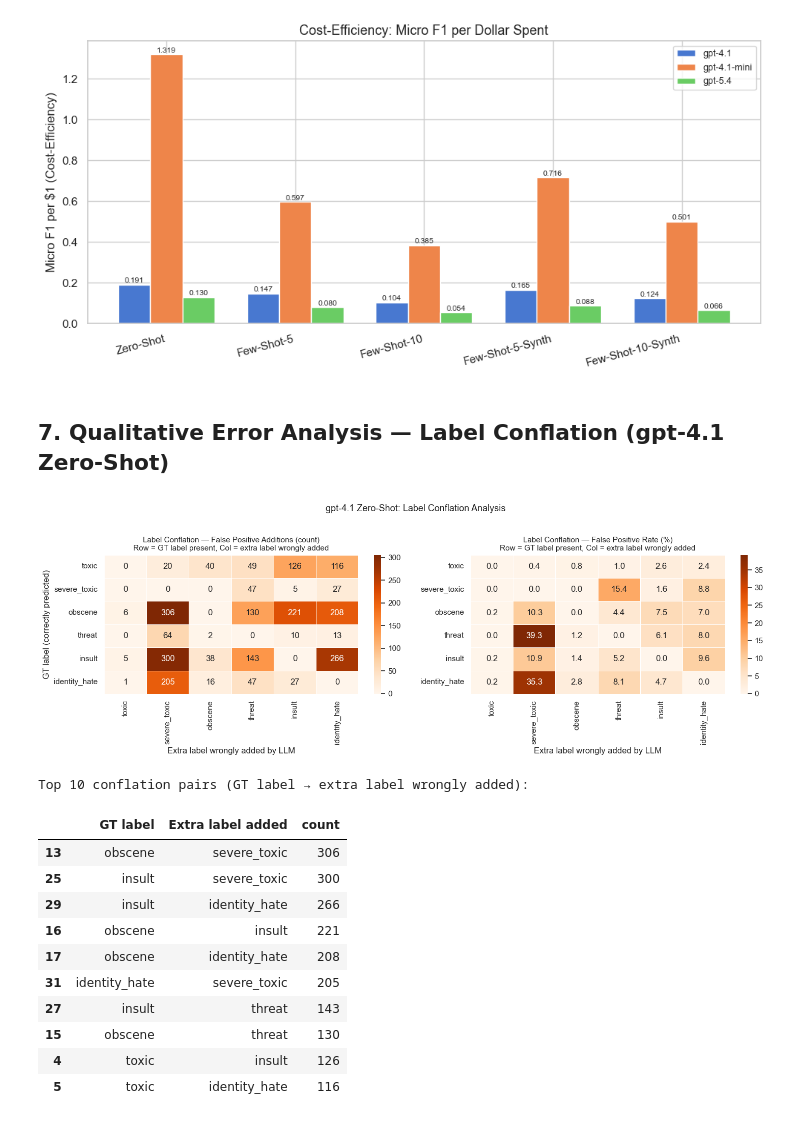
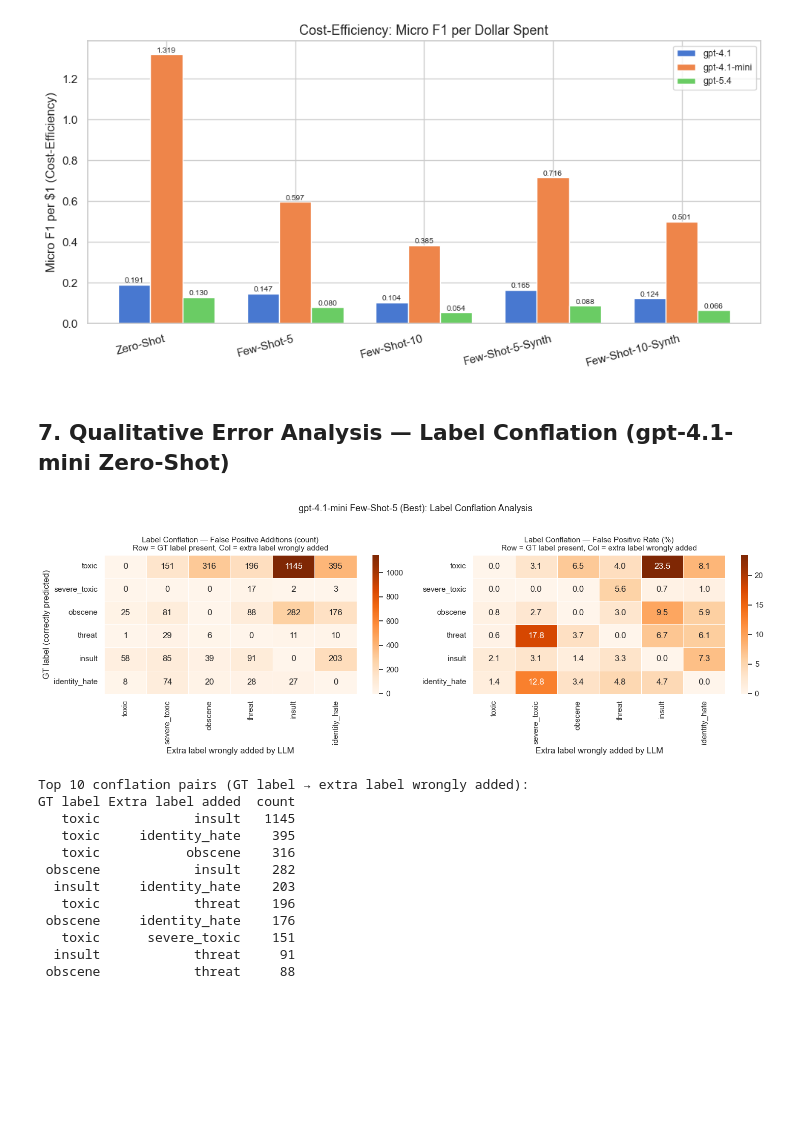
Before and after one commit to didwodnr123/msc-ba-llm-2526, a Jupyter notebook: results_viz.ipynb, the cells around one changed output. Drawn from its saved outputs; the diff is of its cells as text; code cells hidden in the pictures; blank space fills up the shorter version.

Commit message:
Switch error analysis to gpt-4.1-mini few_shot_5 (best model)
Co-Authored-By: Claude Sonnet 4.6 <noreply@anthropic.com>

```diff
--- a/results_viz.ipynb
+++ b/results_viz.ipynb
@@ -263,19 +263,18 @@ plt.show()
 # %% [output]
 [figure]
 # %% [markdown]
-## 7. Qualitative Error Analysis — Label Conflation (gpt-4.1 Zero-Shot)
+## 7. Qualitative Error Analysis — Label Conflation (gpt-4.1-mini Zero-Shot)
 # %%
-gt   = pd.read_csv("data/test.csv").merge(
-           pd.read_csv("data/test_labels.csv").query("toxic != -1"), on="id")
 sample = pd.read_csv("results/sample.csv")
-pred   = pd.read_csv("results/predictions_gpt-4.1_zero_shot.csv")
+pred   = pd.read_csv("results/predictions_gpt-4.1-mini_few_shot_5.csv")
+gt_txt = pd.read_csv("data/test.csv").merge(
+             pd.read_csv("data/test_labels.csv").query("toxic != -1"), on="id")[["id", "comment_text"]]
 
 df = sample[["id"] + LABELS].merge(pred[["id"] + [f"pred_{l}" for l in LABELS]], on="id")
-df = df.merge(gt[["id", "comment_text"]], on="id", how="left")
+df = df.merge(gt_txt, on="id", how="left")
 
 # ── Heatmap 1: Label Conflation (False Positive additions) ──────────────────
 # Cell[i,j]: GT has label i but NOT j, yet LLM predicts both i AND j
-# i.e., how often does the model "add" label j when it correctly spots label i?
 fp_matrix = pd.DataFrame(0, index=LABELS, columns=LABELS)
 for gt_label in LABELS:
     for fp_label in LABELS:
@@ -283,52 +282,50 @@ for gt_label in LABELS:
             continue
         mask = (df[gt_label] == 1) & (df[fp_label] == 0) & \
                (df[f"pred_{gt_label}"] == 1) & (df[f"pred_{fp_label}"] == 1)
         fp_matrix.loc[gt_label, fp_label] = mask.sum()
 
 fig, axes = plt.subplots(1, 2, figsize=(15, 5))
 
-# Left: raw counts
+gt_counts = df[LABELS].sum()
+
 sns.heatmap(fp_matrix, annot=True, fmt="d", cmap="Oranges",
             linewidths=0.5, ax=axes[0])
 axes[0].set_title("Label Conflation — False Positive Additions (count)\n"
                   "Row = GT label present, Col = extra label wrongly added", fontsize=11)
 axes[0].set_xlabel("Extra label wrongly added by LLM")
 axes[0].set_ylabel("GT label (correctly predicted)")
 
-# Right: normalised by GT count (rate)
-gt_counts = df[LABELS].sum()
-fp_rate = fp_matrix.div(gt_counts, axis=0) * 100  # % of GT-label rows affected
+fp_rate = fp_matrix.div(gt_counts, axis=0) * 100
 sns.heatmap(fp_rate, annot=True, fmt=".1f", cmap="Oranges",
             linewidths=0.5, ax=axes[1])
 axes[1].set_title("Label Conflation — False Positive Rate (%)\n"
                   "Row = GT label present, Col = extra label wrongly added", fontsize=11)
 axes[1].set_xlabel("Extra label wrongly added by LLM")
 axes[1].set_ylabel("")
 
-plt.suptitle("gpt-4.1 Zero-Shot: Label Conflation Analysis", fontsize=13, y=1.02)
+plt.suptitle("gpt-4.1-mini Few-Shot-5 (Best): Label Conflation Analysis", fontsize=13, y=1.02)
 plt.tight_layout()
 plt.savefig(f"{FIG_DIR}/label_conflation.png", dpi=150, bbox_inches="tight")
 plt.show()
 
-# Top 5 conflation pairs
 pairs = fp_matrix.stack().reset_index()
 pairs.columns = ["GT label", "Extra label added", "count"]
 pairs = pairs[pairs["GT label"] != pairs["Extra label added"]].sort_values("count", ascending=False)
 print("\nTop 10 conflation pairs (GT label → extra label wrongly added):")
-pairs.head(10)
+print(pairs.head(10).to_string(index=False))
 # %% [output]
-[figure, old version]
+[figure, new version]
 Top 10 conflation pairs (GT label → extra label wrongly added):
+GT label Extra label added  count
+   toxic            insult   1145
+   toxic     identity_hate    395
+   toxic           obscene    316
+ obscene            insult    282
+  insult     identity_hate    203
+   toxic            threat    196
+ obscene     identity_hate    176
+   toxic      severe_toxic    151
+  insult            threat     91
+ obscene            threat     88
-|  | GT label | Extra label added | count |
-| 13 | obscene | severe_toxic | 306 |
-| 25 | insult | severe_toxic | 300 |
-| 29 | insult | identity_hate | 266 |
-| 16 | obscene | insult | 221 |
-| 17 | obscene | identity_hate | 208 |
-| 31 | identity_hate | severe_toxic | 205 |
-| 27 | insult | threat | 143 |
-| 15 | obscene | threat | 130 |
-| 4 | toxic | insult | 126 |
-| 5 | toxic | identity_hate | 116 |
 # %%
 # ── Heatmap 2: False Negatives — what GT label does LLM miss, and what does it predict instead?
```
Also changed, not shown: parts of 1 cell of this notebook, 2 other files.
